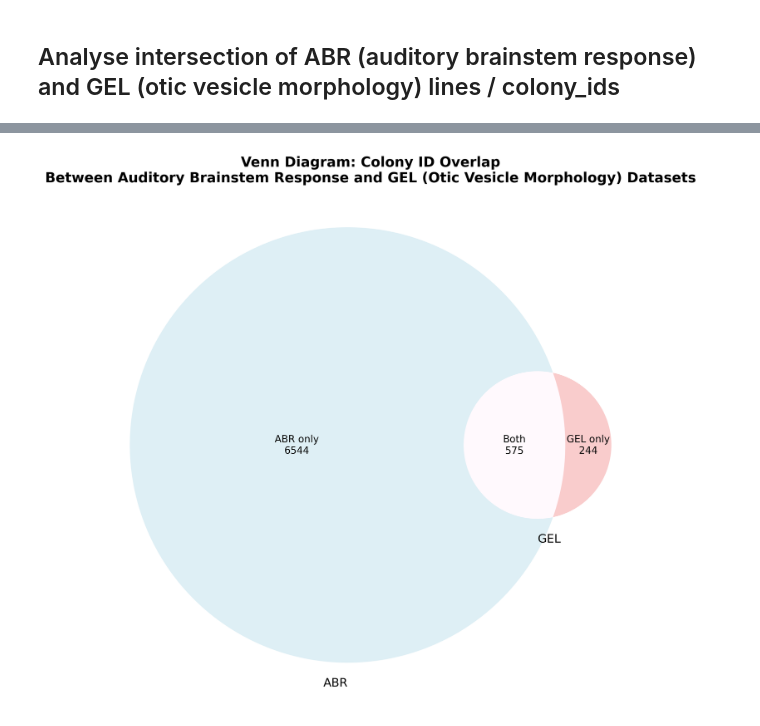
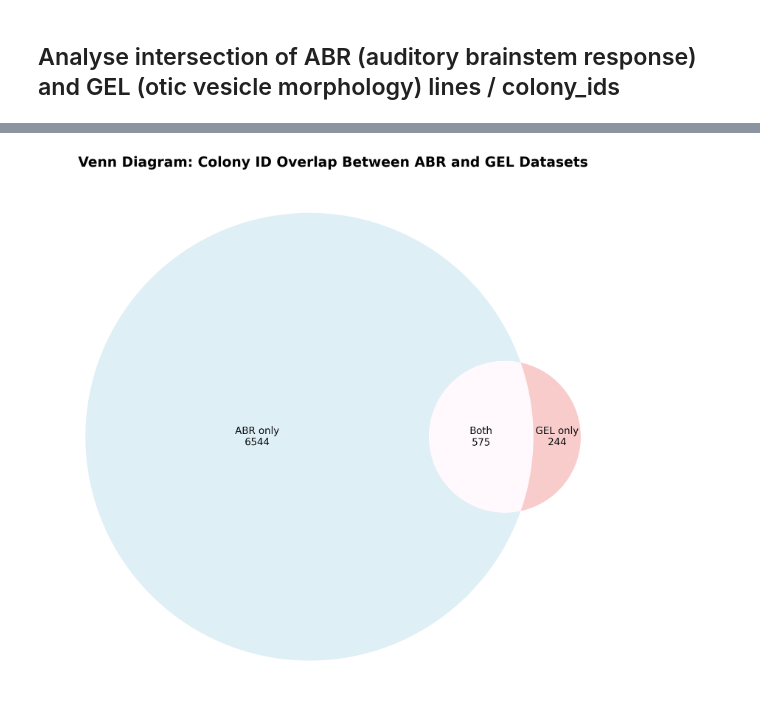
Before and after one commit to mpi2/impc_working_group_data, a Jupyter notebook: ucd/usher_syndrome.ipynb, the cells around one changed output, grey strips where cells are left out. Cells and saved outputs as stored; diff of their text form; code cells hidden in the pictures.

Commit message:
Create compare_and_plot_venn function

```diff
--- a/ucd/usher_syndrome.ipynb
+++ b/ucd/usher_syndrome.ipynb
@@ -235,36 +216,69 @@ GEL Data - Unique rows: 819
 # %%
-# Get unique values from each dataframe.
-abr_markers = set(abr_unique['colony_id'].unique())
-gel_markers = set(gel_unique['colony_id'].unique())
+def compare_and_plot_venn(df_init1, df_init2, name1, name2, output_file=None):
+    """
+    Compare two DataFrames by their 'colony_id' column and plot a Venn diagram.
 
-# Calculate intersection and differences.
-intersection = abr_markers & gel_markers
-abr_only = abr_markers - gel_markers
-gel_only = gel_markers - abr_markers
+    Args:
+        df_init1 (pd.DataFrame): First dataframe.
+        df_init2 (pd.DataFrame): Second dataframe.
+        name1 (str): Label for the first dataset (e.g., 'ABR').
+        name2 (str): Label for the second dataset (e.g., 'GEL').
+        output_file (str, optional): File path to save the figure (e.g., 'output.png').
+    """
+    df1 = analyse_df(df_init1, f"{name1} Data")
+    df2 = analyse_df(df_init2, f"{name2} Data")
 
-# Print statistics.
-print(f"ABR unique lines: {len(abr_markers)}")
-print(f"GEL unique lines: {len(gel_markers)}")
-print(f"Intersection (both): {len(intersection)}")
-print(f"ABR only: {len(abr_only)}")
-print(f"GEL only: {len(gel_only)}")
+    # Get unique colony_id values from each dataframe
+    markers1 = set(df1['colony_id'].unique())
+    markers2 = set(df2['colony_id'].unique())
 
-# Create Venn diagram
-plt.figure(figsize=(12, 8), dpi=300)
-venn = venn2([abr_markers, gel_markers],
-             set_labels=('ABR', 'GEL'),
-             set_colors=('lightblue', 'lightcoral'))
+    # Calculate intersections and differences
+    intersection = markers1 & markers2
+    only1 = markers1 - markers2
+    only2 = markers2 - markers1
 
-# Add counts to the diagram
-if venn.get_label_by_id('10'):
-    venn.get_label_by_id('10').set_text(f'ABR only\n{len(abr_only)}')
-if venn.get_label_by_id('01'):
-    venn.get_label_by_id('01').set_text(f'GEL only\n{len(gel_only)}')
-if venn.get_label_by_id('11'):
-    venn.get_label_by_id('11').set_text(f'Both\n{len(intersection)}')
+    # Print statistics
+    print(f"\n{name1} unique lines: {len(markers1)}")
+    print(f"{name2} unique lines: {len(markers2)}")
+    print(f"Intersection (both): {len(intersection)}")
+    print(f"{name1} only: {len(only1)}")
+    print(f"{name2} only: {len(only2)}")
 
-plt.title('Venn Diagram: Colony ID Overlap\nBetween Auditory Brainstem Response and GEL (Otic Vesicle Morphology) Datasets',
-          fontsize=14, fontweight='bold')
-plt.tight_layout()
-plt.show()
+    # Create Venn diagram
+    plt.figure(figsize=(12, 8), dpi=300)
+    venn = venn2([markers1, markers2],
+                 set_labels=('', ''),
+                 set_colors=('lightblue', 'lightcoral'))
+
+    # Add counts to the diagram
+    if venn.get_label_by_id('10'):
+        venn.get_label_by_id('10').set_text(f'{name1} only\n{len(only1)}')
+    if venn.get_label_by_id('01'):
+        venn.get_label_by_id('01').set_text(f'{name2} only\n{len(only2)}')
+    if venn.get_label_by_id('11'):
+        venn.get_label_by_id('11').set_text(f'Both\n{len(intersection)}')
+
+    # Title and layout
+    plt.title(f"Venn Diagram: Colony ID Overlap Between {name1} and {name2} Datasets", fontsize=14, fontweight='bold')
+    plt.tight_layout()
+
+    # Save to file if specified
+    if output_file:
+        plt.savefig(output_file)
+        print(f"Venn diagram saved to: {output_file}")
+
+    plt.show()
+
+abr_filename = "output/auditory_brainstem_response_deduplicated.csv"
+gel_filename = "output/otic_vesicle_morphology_deduplicated.csv"
+abr_df = pd.read_csv(abr_filename)
+gel_df = pd.read_csv(gel_filename)
+
+compare_and_plot_venn(
+    abr_df,
+    gel_df,
+    name1="ABR",
+    name2="GEL",
+    output_file="output/abr_gel_venn_diagram.png"
+)
 # %% [output]
@@ -276 +303 @@ GEL only: 244
-[figure, old version]
+[figure, new version]
```
Also changed, not shown: parts of 3 cells of this notebook.
